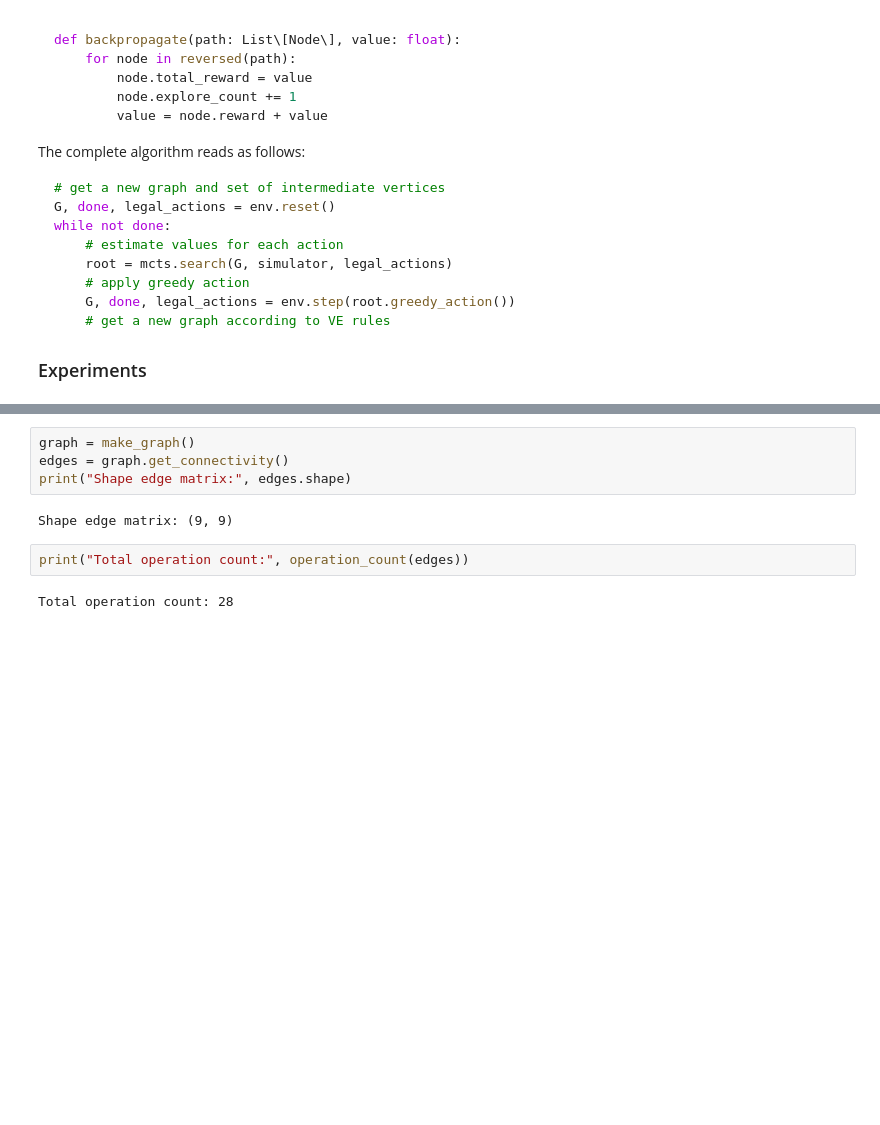
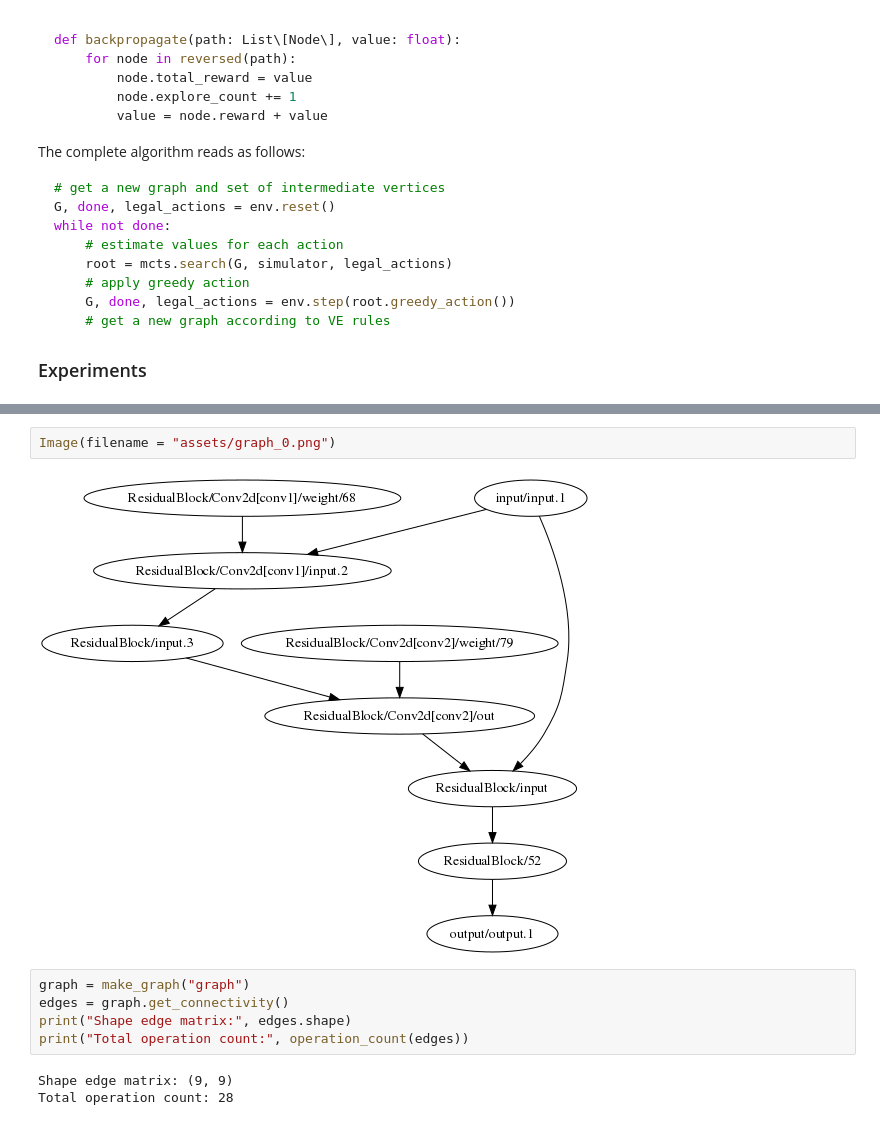
Before and after one commit to d3sm0/oja, a Jupyter notebook: vertex_elimination.ipynb, the cells around one changed output, grey strips where cells are left out. Cells and saved outputs as stored; diff of their text form; blank space fills up the shorter version.

```diff
--- a/vertex_elimination.ipynb
+++ b/vertex_elimination.ipynb
@@ -174,11 +228,13 @@ Image(filename = "assets/graph_1.png", width = 600, height = 300)
+# %%
+Image(filename = "assets/graph_0.png")
+# %% [output]
+[figure, added]
 # %%
-graph = make_graph()
+graph = make_graph("graph")
 edges = graph.get_connectivity()
 print("Shape edge matrix:", edges.shape)
+print("Total operation count:", operation_count(edges))
 # %% [output]
 Shape edge matrix: (9, 9)
+Total operation count: 28
-# %%
-print("Total operation count:", operation_count(edges))
-# %% [output]
-Total operation count: 28
 # %%
```
Also changed, not shown: parts of 11 cells of this notebook.
